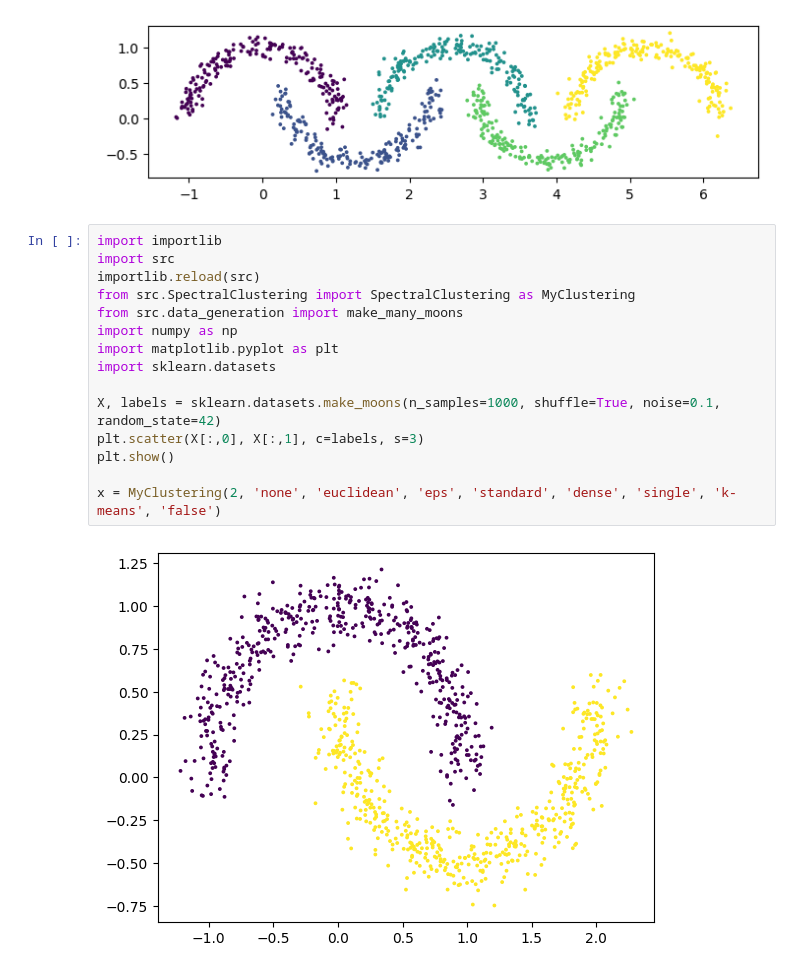
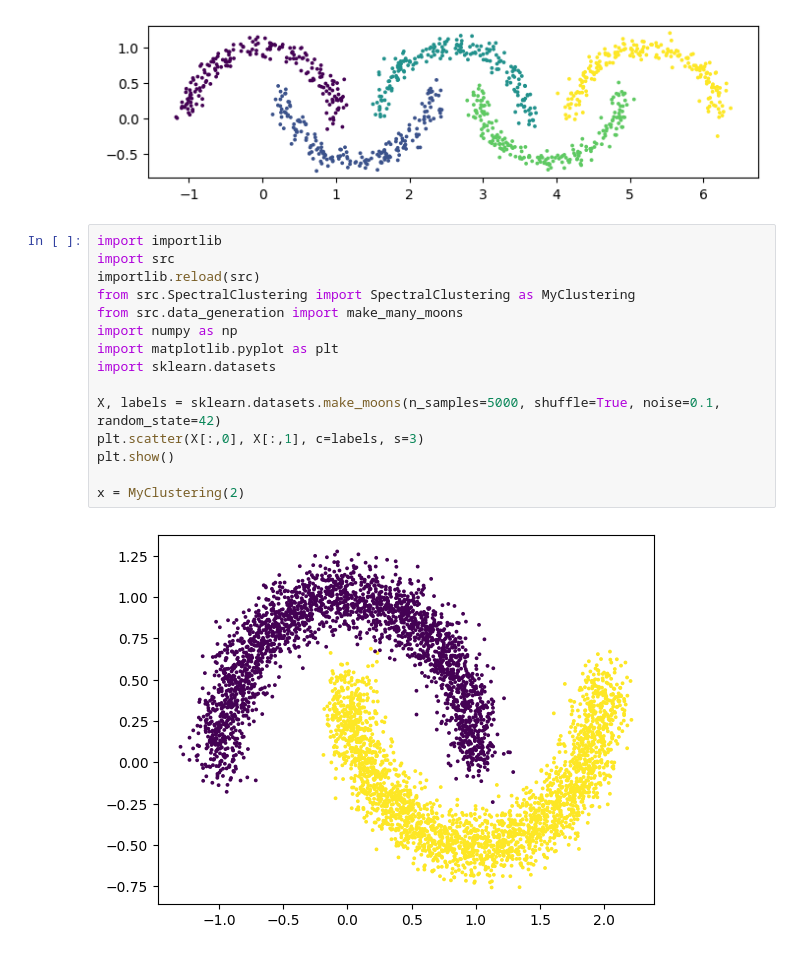
Before and after one commit to uol-feps-soc-comp3932-2324-classroom/synoptic-project-cassimpatel, a Jupyter notebook: prelim_analysis/network_datasets.ipynb, the cells around one changed output. Drawn from its saved outputs; the diff is of its cells as text.

```diff
--- a/prelim_analysis/network_datasets.ipynb
+++ b/prelim_analysis/network_datasets.ipynb
@@ -261,20 +261,20 @@ plt.show()
 # %%
 import importlib
 import src
 importlib.reload(src)
 from src.SpectralClustering import SpectralClustering as MyClustering
 from src.data_generation import make_many_moons
 import numpy as np
 import matplotlib.pyplot as plt
 import sklearn.datasets
 
-X, labels = sklearn.datasets.make_moons(n_samples=1000, shuffle=True, noise=0.1, random_state=42)
+X, labels = sklearn.datasets.make_moons(n_samples=5000, shuffle=True, noise=0.1, random_state=42)
 plt.scatter(X[:,0], X[:,1], c=labels, s=3)
 plt.show()
 
-x = MyClustering(2, 'none', 'euclidean', 'eps', 'standard', 'dense', 'single', 'k-means', 'false')
+x = MyClustering(2)
 # %% [output]
-[figure, old version]
+[figure, new version]
 # %%
 # X = np.array([[0, 1, 2, 3, 4]]).T
 y = x.fit(X)
```
Also changed, not shown: parts of 3 cells of this notebook, 7 other files.
